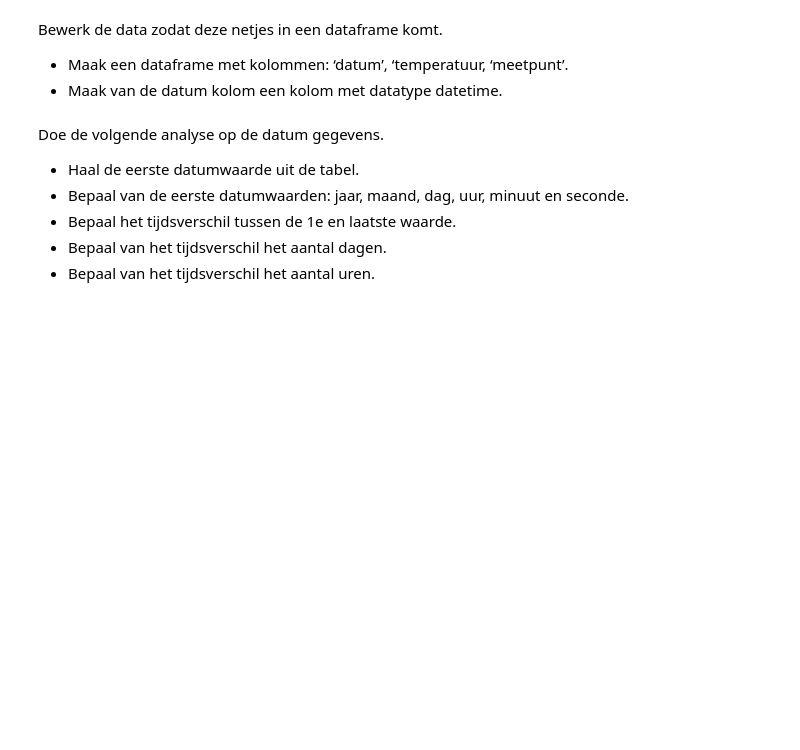
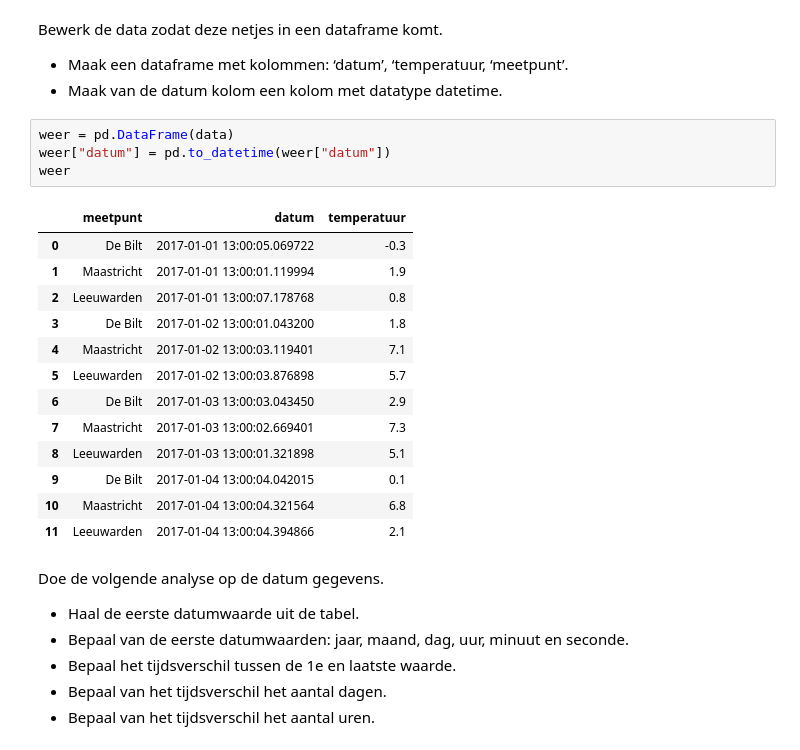
Before and after one commit to Kees-Schoon/CM2024, a Jupyter notebook: CM03_pandas/CM_Pandas_opdrachten.ipynb, the cells around one changed output. Cells and saved outputs as stored; diff of their text form; blank space fills up the shorter version.

```diff
--- a/CM03_pandas/CM_Pandas_opdrachten.ipynb
+++ b/CM03_pandas/CM_Pandas_opdrachten.ipynb
@@ -270,6 +398,24 @@ data = {'meetpunt': ['De Bilt','Maastricht', 'Leeuwarden',
 Bewerk de data zodat deze netjes in een dataframe komt.
 -	Maak een dataframe met kolommen: ‘datum’, ‘temperatuur, ‘meetpunt’.
 -	Maak van de datum kolom een kolom met datatype datetime.
+# %%
+weer = pd.DataFrame(data)
+weer["datum"] = pd.to_datetime(weer["datum"])
+weer
+# %% [output]
+|  | meetpunt | datum | temperatuur |
+| 0 | De Bilt | 2017-01-01 13:00:05.069722 | -0.3 |
+| 1 | Maastricht | 2017-01-01 13:00:01.119994 | 1.9 |
+| 2 | Leeuwarden | 2017-01-01 13:00:07.178768 | 0.8 |
+| 3 | De Bilt | 2017-01-02 13:00:01.043200 | 1.8 |
+| 4 | Maastricht | 2017-01-02 13:00:03.119401 | 7.1 |
+| 5 | Leeuwarden | 2017-01-02 13:00:03.876898 | 5.7 |
+| 6 | De Bilt | 2017-01-03 13:00:03.043450 | 2.9 |
+| 7 | Maastricht | 2017-01-03 13:00:02.669401 | 7.3 |
+| 8 | Leeuwarden | 2017-01-03 13:00:01.321898 | 5.1 |
+| 9 | De Bilt | 2017-01-04 13:00:04.042015 | 0.1 |
+| 10 | Maastricht | 2017-01-04 13:00:04.321564 | 6.8 |
+| 11 | Leeuwarden | 2017-01-04 13:00:04.394866 | 2.1 |
 # %% [markdown]
 Doe de volgende analyse op de datum gegevens.
 -	Haal de eerste datumwaarde uit de tabel.
```
Also changed, not shown: parts of 12 cells of this notebook.
